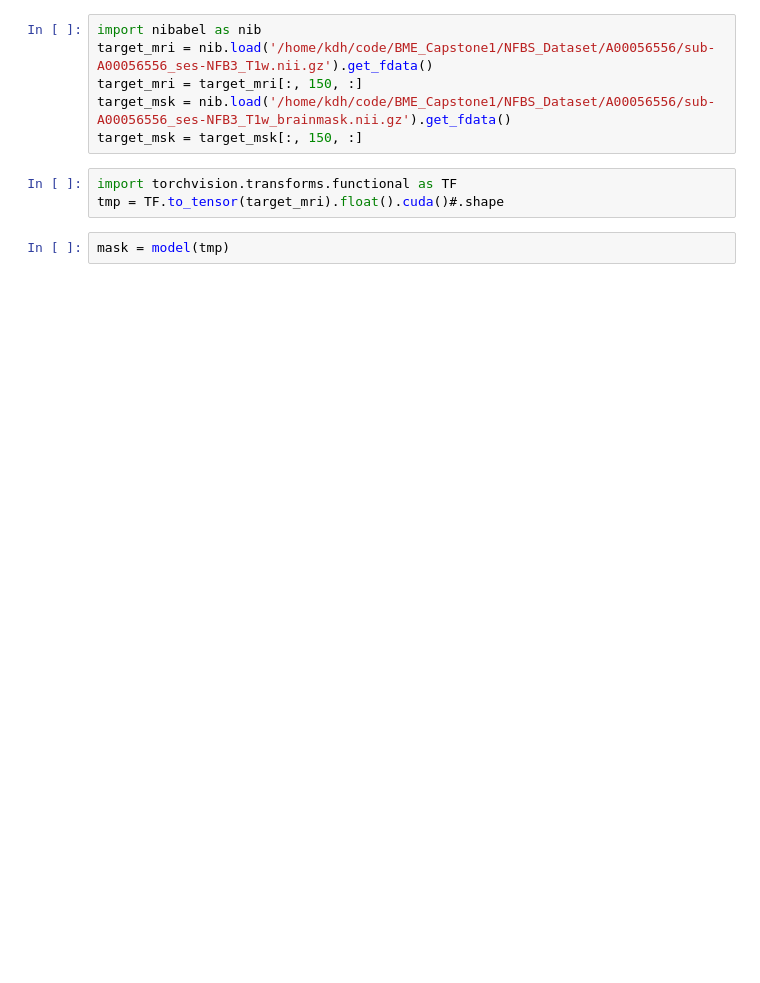
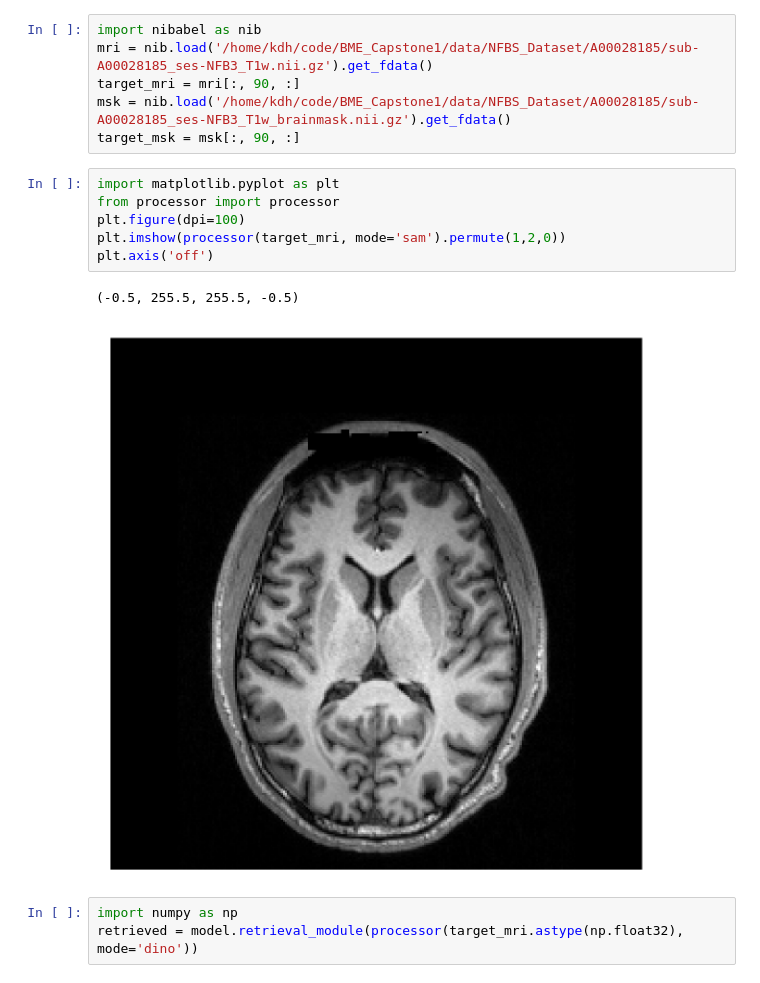
Before and after one commit to kdh-yu/BME_Capstone1, a Jupyter notebook: notebook/RAFS.ipynb, the cells around one changed output. Cells and saved outputs as stored; diff of their text form; blank space fills up the shorter version.

```diff
--- a/notebook/RAFS.ipynb
+++ b/notebook/RAFS.ipynb
@@ -7,12 +8,19 @@ model = RAFS(faiss_index='/home/kdh/code/BME_Capstone1/BME_faiss.index',
 Using cache found in /home/kdh/.cache/torch/hub/facebookresearch_dinov2_main
 # %%
 import nibabel as nib
-target_mri = nib.load('/home/kdh/code/BME_Capstone1/NFBS_Dataset/A00056556/sub-A00056556_ses-NFB3_T1w.nii.gz').get_fdata()
-target_mri = target_mri[:, 150, :]
-target_msk = nib.load('/home/kdh/code/BME_Capstone1/NFBS_Dataset/A00056556/sub-A00056556_ses-NFB3_T1w_brainmask.nii.gz').get_fdata()
-target_msk = target_msk[:, 150, :]
+mri = nib.load('/home/kdh/code/BME_Capstone1/data/NFBS_Dataset/A00028185/sub-A00028185_ses-NFB3_T1w.nii.gz').get_fdata()
+target_mri = mri[:, 90, :]
+msk = nib.load('/home/kdh/code/BME_Capstone1/data/NFBS_Dataset/A00028185/sub-A00028185_ses-NFB3_T1w_brainmask.nii.gz').get_fdata()
+target_msk = msk[:, 90, :]
-# %%
-import torchvision.transforms.functional as TF
-tmp = TF.to_tensor(target_mri).float().cuda()#.shape
-# %%
-mask = model(tmp)
+# %%
+import matplotlib.pyplot as plt
+from processor import processor
+plt.figure(dpi=100)
+plt.imshow(processor(target_mri, mode='sam').permute(1,2,0))
+plt.axis('off')
+# %% [output]
+(-0.5, 255.5, 255.5, -0.5)
+[figure, added]
+# %%
+import numpy as np
+retrieved = model.retrieval_module(processor(target_mri.astype(np.float32), mode='dino'))
```
Also changed, not shown: parts of 12 cells of this notebook, 40 other files.
